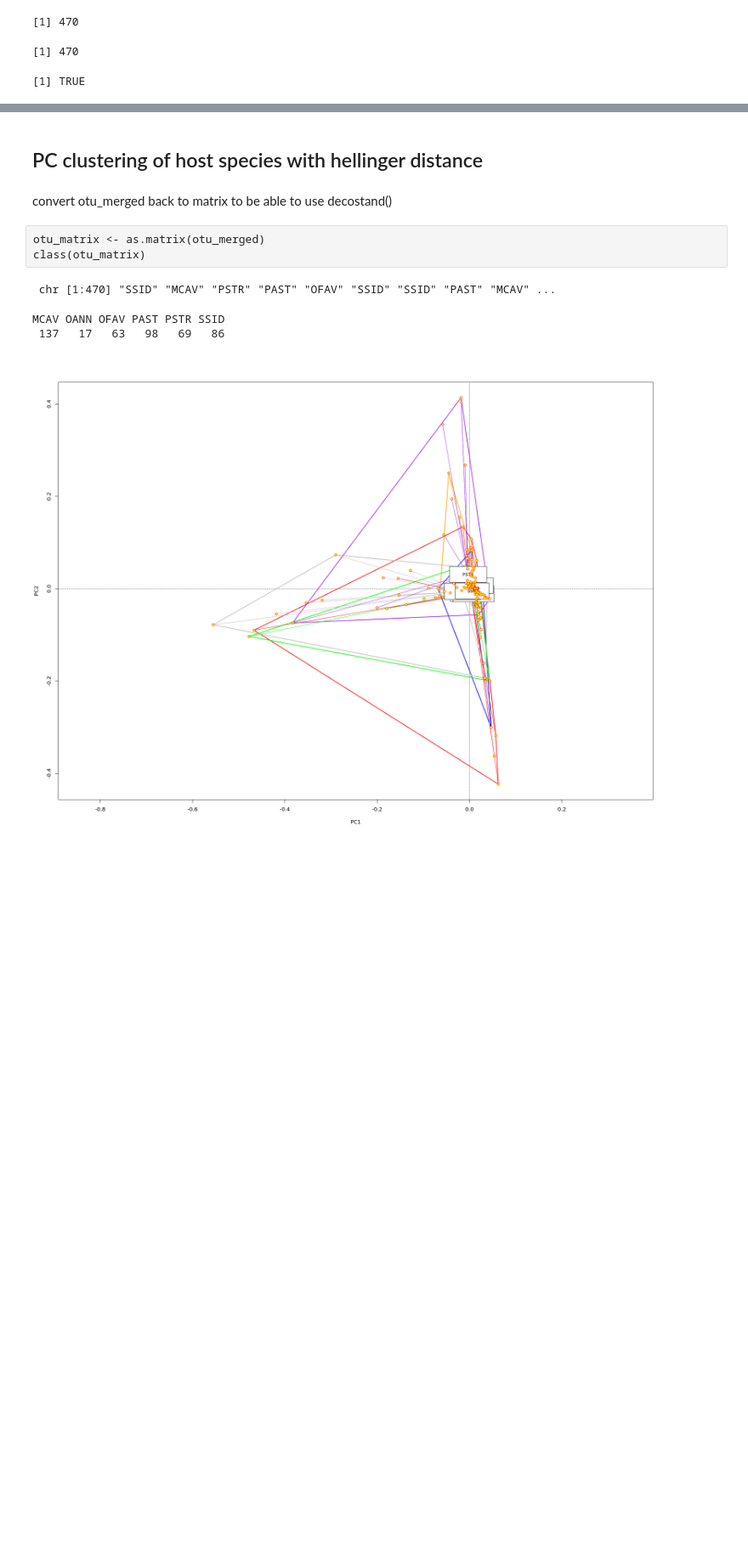
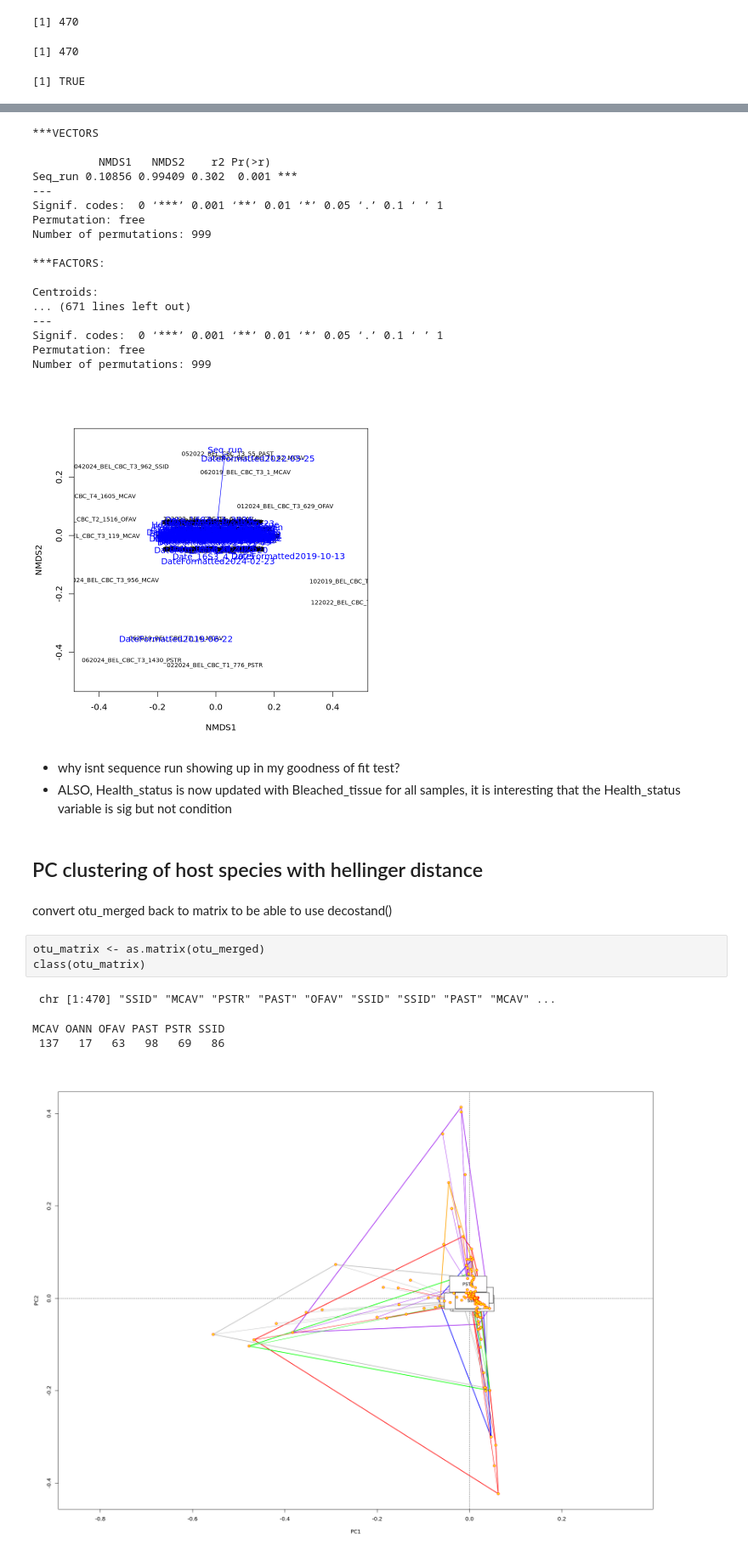
Before and after one commit to cdesouza02/BEL_16S_ITS2, a Jupyter notebook: BEL_16S_outputs/ordination_stats.ipynb, the cells around one changed output, grey strips where cells are left out. Shown at 85% size. Saved outputs shown, nothing was run; the diff lists cells and outputs as text; code cells hidden in the pictures; blank space fills up the shorter version.

```diff
--- a/BEL_16S_outputs/ordination_stats.ipynb
+++ b/BEL_16S_outputs/ordination_stats.ipynb
@@ -166,0 +170,7 @@ A data.frame: 6 × 64064
+# %%
+#after plotting # dimensions vs stress I see that my values are all <0.2 so is it okay (not the best for perfect interp)
+#using k=2 bc I want to make a 2-D plot
+
+# If you don`t provide a dissimilarity matrix, metaMDS automatically applies Bray-Curtis. So in our case, the results would have to be the same
+NMDS_veg <- metaMDS(otu_nomit, k = 2, trymax = 100, trace = F)
+NMDS_veg
@@ -167,3 +197,35 @@ A data.frame: 6 × 64064
+# %%
+#vector fitting using a regression
+# The function envfit will add the environmental variables as vectors to the ordination plot
+ef <- envfit(NMDS_veg, sample_nomit, permu = 999)
+ef
+
+# The two last columns are of interest: the squared correlation coefficient and the associated p-value
+# Plot the vectors of the significant correlations and interpret the plot
+plot(NMDS_veg, type = "t", display = "sites")
+plot(ef, p.max = 0.05)
+# %% [output]
+***VECTORS
+
+          NMDS1   NMDS2    r2 Pr(>r)
+Seq_run 0.10856 0.99409 0.302  0.001 ***
+---
+Signif. codes:  0 ‘***’ 0.001 ‘**’ 0.01 ‘*’ 0.05 ‘.’ 0.1 ‘ ’ 1
+Permutation: free
+Number of permutations: 999
+
+***FACTORS:
+
+Centroids:
+... (671 lines left out)
+---
+Signif. codes:  0 ‘***’ 0.001 ‘**’ 0.01 ‘*’ 0.05 ‘.’ 0.1 ‘ ’ 1
+Permutation: free
+Number of permutations: 999
+[figure, added]
+# %% [markdown]
+- why isnt sequence run showing up in my goodness of fit test?
+- ALSO, Health_status is now updated with Bleached_tissue for all samples, it is interesting that the Health_status variable is sig but not condition
 # %% [markdown]
 ## PC clustering of host species with hellinger distance
 # %% [markdown]
```
Also changed, not shown: parts of 5 cells of this notebook.
